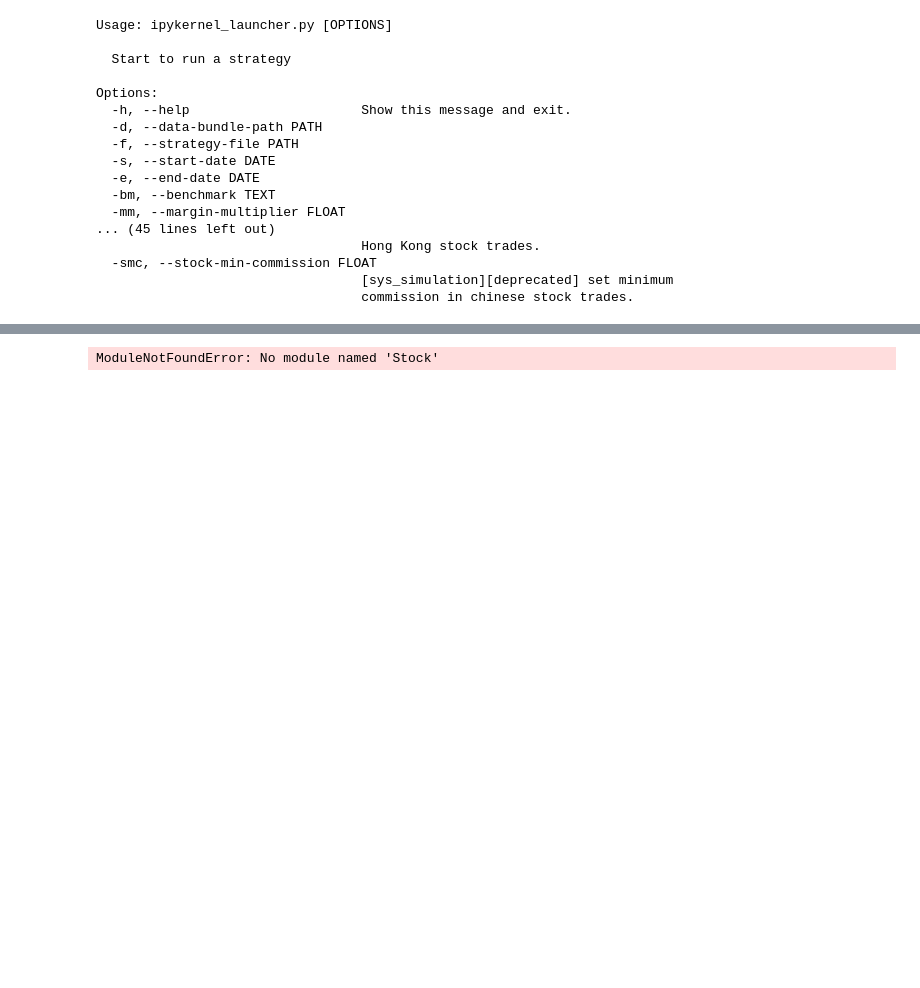
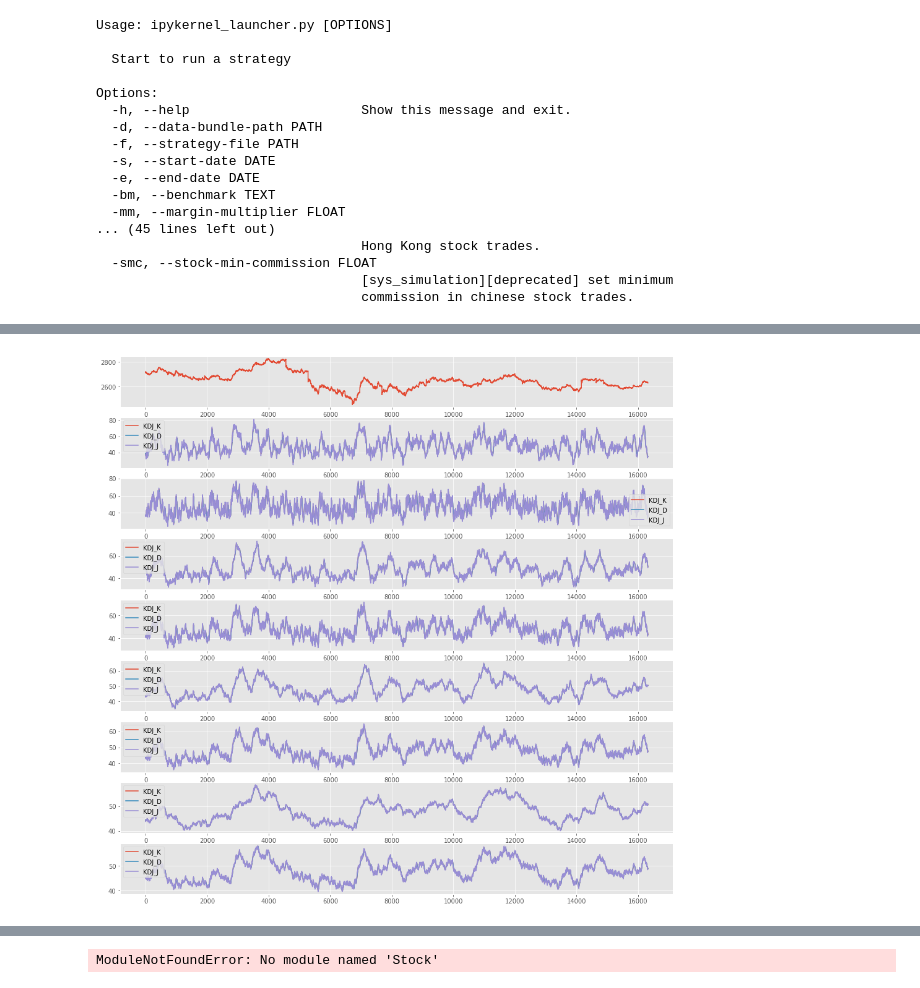
Before and after one commit to pm58/notebook, a Jupyter notebook: 跨平台量化环境测试+RQ+TU+QA+Funcat+Hikyuu+Abu+DevilYuan+Kivy+tensorflow.ipynb, the cells around one changed output, grey strips where cells are left out. Cells and saved outputs as stored; diff of their text form; code cells hidden in the pictures; blank space fills up the shorter version.

```diff
--- a/跨平台量化环境测试+RQ+TU+QA+Funcat+Hikyuu+Abu+DevilYuan+Kivy+tensorflow.ipynb
+++ b/跨平台量化环境测试+RQ+TU+QA+Funcat+Hikyuu+Abu+DevilYuan+Kivy+tensorflow.ipynb
@@ -808 +792,86 @@ print ("《结束时间：==》",("%s" % datetime.datetime.now().isoformat() ))
+# %%
+#同一指标在多周期上画图，分钟/日 切换
+import QUANTAXIS as QA
+import matplotlib.pyplot as plt
+import numpy as np
+import pandas as pd
+import talib
+from functools import reduce #计算函数 降级计算模块 感觉funct和fuanct冲突！！！
+def EMA(Series, N): #借用quantaxis其中函数模块 EMA 进行指标二次计算
+    return pd.Series.ewm(Series, span=N, min_periods=N - 1, adjust=True).mean()
+def MA(Series, N): #借用quantaxis其中函数模块 MA 进行指标二次计算
+    return pd.Series.rolling(Series, N).mean()
+def AVEDEV(value,N): #方差函数模块！好像有问题！！！缺少基本计算函数 ABS/REF等。。。后期补充 ！！！
+    mean = value/N
+    for i in range(1,N):
+        mean += REF(value,i)/N #REF取自FUNCAT中计算函数，以后添加。
+    sum_ = ABS(value-mean) #ABS取自FUNCAT中计算函数，以后添加。
+    for i in range(1,N):
+        sum_ += ABS(REF(value,i)-mean)
+    return sum_/N
+#时间：使用 1min/1day 切换分时和日线
+shijian = '1min'
+#开始——数据：设定数据起始缓冲解决不同轴问题
+start_data = '2017-01-09'
+#依据shijian条件切换分时
+if shijian == '1min':
+    start = '2018-09-03 09:31:00' #min画图开始时间
+    end = '2018-12-14 09:31:00' #min画图结束时间
+elif shijian == '1day': #条件切换日线
+    start = '2018-01-09' #day画图开始时间
+    end = '2018-12-14 ' #day画图结束时间
+#指标：修改后位名称，设定指标 KDJ/MACD/CCI/BOLL。。。
+zhibiao = QA.QA_indicator_KDJ
+#代码：如果设定 index为指数，stock 为股票
+daima = '000001'
+#前面数字9代表总计9个图表，中间数字竖列，后一位代表图数列
+tu = 910
+#分钟条件设定作图转换
+if shijian == '1min':
+    data = QA.QA_fetch_index_min_adv(daima,start_data,end,shijian) #设定指数imdex/股票stock
+    res = data.add_func(zhibiao) #data.add_func(QA_indicator_MA,5) 基础指标计算格式
+    res1 = MA(res,100) #100周期 MA，起对照EMA
+    res2 = EMA(res,100) #100周期 EMA，起对照MA
+    res3 = MA(res,200)
+    res4 = EMA(res,200)
+    res5 = MA(res,400)
+    res6 = EMA(res,400)
+    res7 = MA(res,800)
+    res8 = EMA(res,800)
+#日线条件转换作图转换
+elif shijian == '1day':
+    data = QA.QA_fetch_index_day_adv(daima,start_data,end,shijian) #设定指数imdex/股票stock
+    res = data.add_func(zhibiao)
+    res1 = MA(res,5) #5周期计算 MA，起对照EMA
+    res2 = EMA(res,5) #5周期计算 EMA，起对照MA
+    res3 = MA(res,10)
+    res4 = EMA(res,10)
+    res5 = MA(res,20)
+    res6 = EMA(res,20)
+    res7 = MA(res,40)
+    res8 = EMA(res,40)
+#图表长宽量 16，16
+fig=plt.figure(figsize=(16,16))
+plt.style.use('ggplot') #不明白 参考：https://matplotlib.org/gallery/style_sheets/ggplot.html
+plt.subplot(tu+1) #绘图：tu+N数列标记，图表0轴显示，后面依次累计
+data.select_time(start,end).data.close.plot(use_index=False)
+ax1=plt.subplot(tu+2)
+res1.loc[slice(start,end)].plot(use_index=False,ax=ax1)
+ax2=plt.subplot(tu+3)
+res2.loc[slice(start,end)].plot(use_index=False,ax=ax2)
+ax3=plt.subplot(tu+4)
+res3.loc[slice(start,end)].plot(use_index=False,ax=ax3)
+ax4=plt.subplot(tu+5)
+res4.loc[slice(start,end)].plot(use_index=False,ax=ax4)
+ax5=plt.subplot(tu+6)
+res5.loc[slice(start,end)].plot(use_index=False,ax=ax5)
+ax6=plt.subplot(tu+7)
+res6.loc[slice(start,end)].plot(use_index=False,ax=ax6)
+ax7=plt.subplot(tu+8)
+res7.loc[slice(start,end)].plot(use_index=False,ax=ax7)
+ax8=plt.subplot(tu+9)
+res8.loc[slice(start,end)].plot(use_index=False,ax=ax8)
+plt.show()
+# %% [output]
+[figure, added]
 # %%
```
Also changed, not shown: parts of 16 cells of this notebook.
